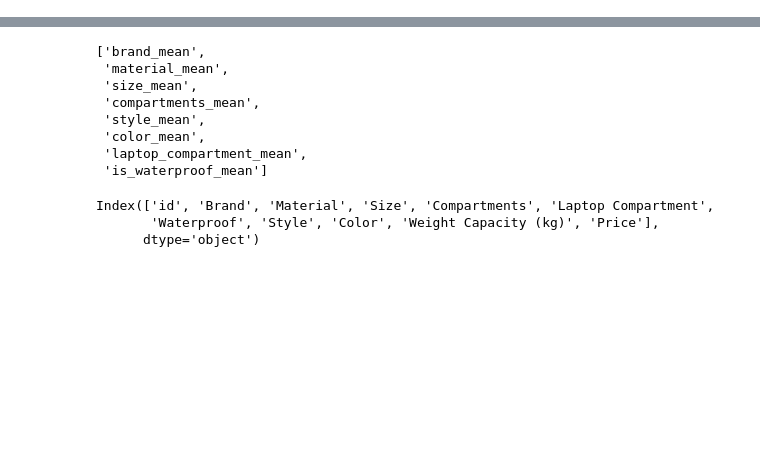
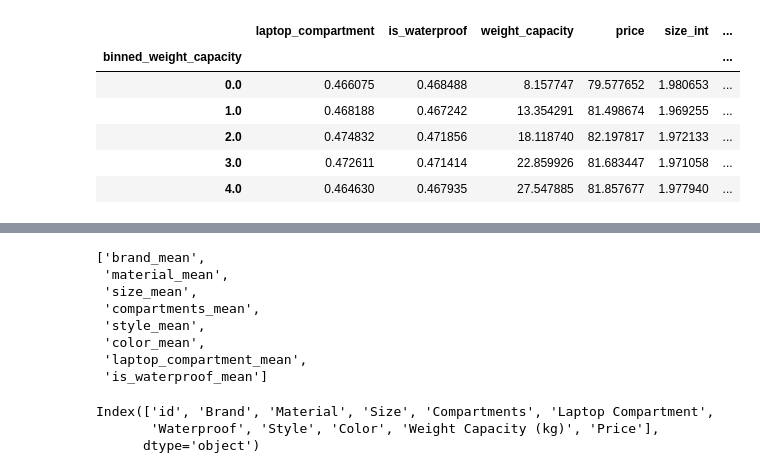
Before and after one commit to Jordanbarker/backpack-prediction-challenge, a Jupyter notebook: notebooks/feature_selection.ipynb, the cells around one changed output, grey strips where cells are left out. Cells and saved outputs as stored; diff of their text form; code cells hidden in the pictures; blank space fills up the shorter version.

```diff
--- a/notebooks/feature_selection.ipynb
+++ b/notebooks/feature_selection.ipynb
@@ -95 +147,11 @@ test_df = prepare_data(test_df, is_train=False)
+# %%
+df.groupby('binned_weight_capacity').mean('weight_capacity')
+# %% [output]
+|  | laptop_compartment | is_waterproof | weight_capacity | price | size_int | ... |
+| binned_weight_capacity |  |  |  |  |  | ... |
+| 0.0 | 0.466075 | 0.468488 | 8.157747 | 79.577652 | 1.980653 | ... |
+| 1.0 | 0.468188 | 0.467242 | 13.354291 | 81.498674 | 1.969255 | ... |
+| 2.0 | 0.474832 | 0.471856 | 18.118740 | 82.197817 | 1.972133 | ... |
+| 3.0 | 0.472611 | 0.471414 | 22.859926 | 81.683447 | 1.971058 | ... |
+| 4.0 | 0.464630 | 0.467935 | 27.547885 | 81.857677 | 1.977940 | ... |
 # %%
```
Also changed, not shown: parts of 34 cells of this notebook.
